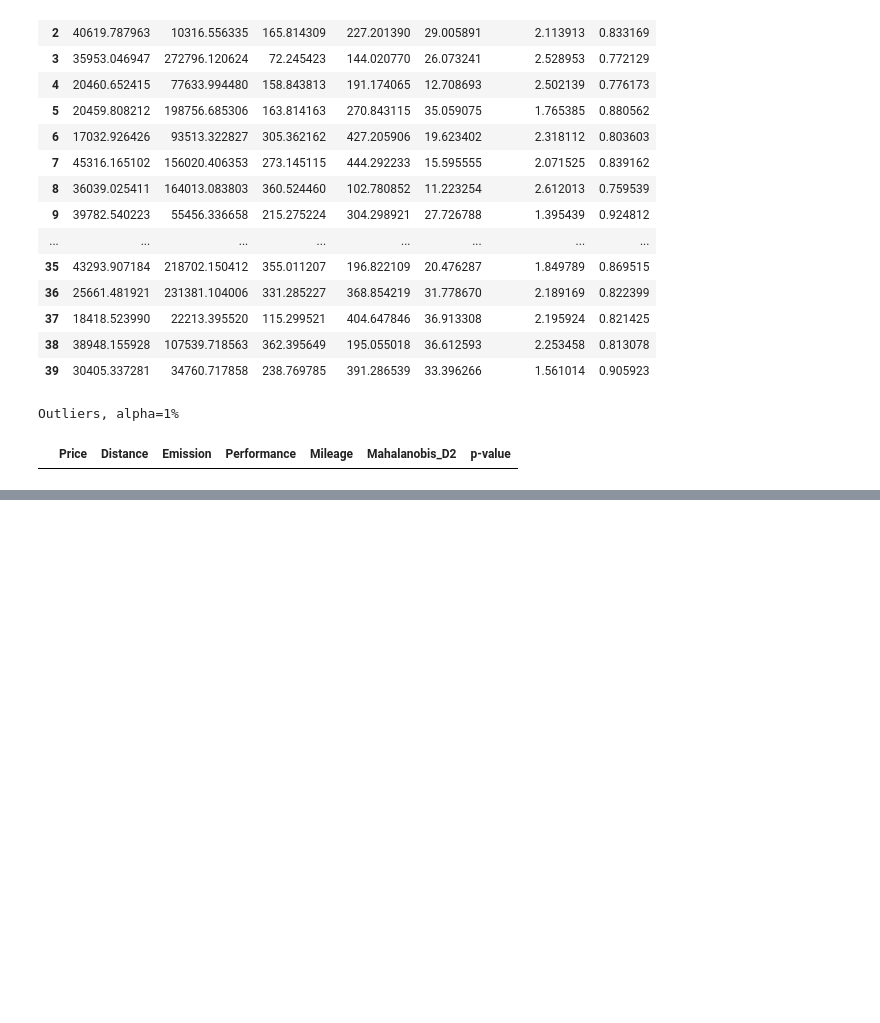
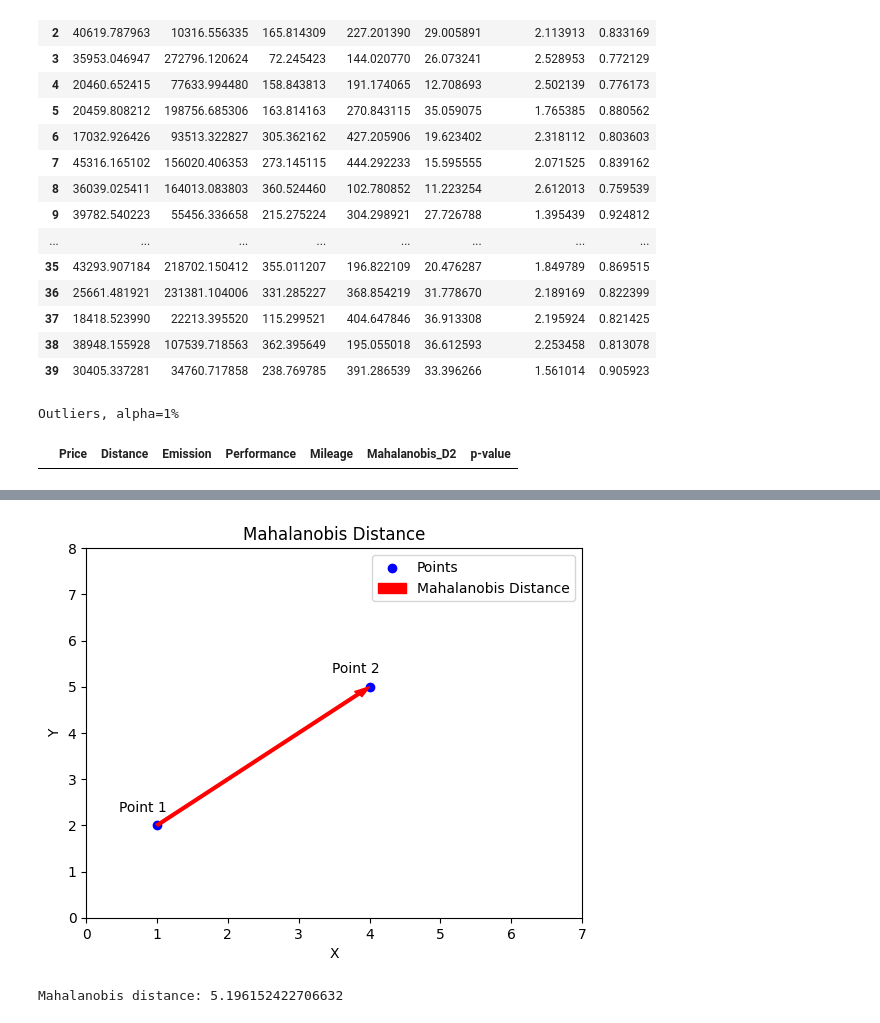
Before and after one commit to s0ul141/Multivariate_Data_Analysis, a Jupyter notebook: Mahalanobis_distance_D2.ipynb, the cells around one changed output, grey strips where cells are left out. Cells and saved outputs as stored; diff of their text form; code cells hidden in the pictures; blank space fills up the shorter version.

```diff
--- a/Mahalanobis_distance_D2.ipynb
+++ b/Mahalanobis_distance_D2.ipynb
@@ -136,0 +250,37 @@ Outliers, alpha=1%
+# %%
+#Visualizing mahalonobis distance
+import numpy as np
+import matplotlib.pyplot as plt
+from scipy.spatial import distance
+
+# Define the two points as arrays
+point1 = np.array([1, 2, 3])
+point2 = np.array([4, 5, 6])
+# Define the covariance matrix
+covariance = np.array([[1, 0, 0],
+                       [0, 1, 0],
+                       [0, 0, 1]])
+# Compute the Mahalanobis distance
+mahalanobis_distance = distance.mahalanobis(point1, point2, np.linalg.inv(covariance))
+# Create a scatter plot of the points
+plt.scatter([point1[0], point2[0]], [point1[1], point2[1]], color='blue', label='Points')
+plt.annotate('Point 1', (point1[0], point1[1]), textcoords="offset points", xytext=(-10,10), ha='center')
+plt.annotate('Point 2', (point2[0], point2[1]), textcoords="offset points", xytext=(-10,10), ha='center')
+# Create an arrow to represent the Mahalanobis distance
+plt.arrow(point1[0], point1[1], point2[0] - point1[0], point2[1] - point1[1], color='red', width=0.05, length_includes_head=True, label='Mahalanobis Distance')
+# Set plot title and labels
+plt.title('Mahalanobis Distance')
+plt.xlabel('X')
+plt.ylabel('Y')
+# Add a legend
+plt.legend()
+# Set axis limits
+plt.xlim(0, 7)
+plt.ylim(0, 8)
+# Show the plot
+plt.show()
+# Print the Mahalanobis distance
+print("Mahalanobis distance:", mahalanobis_distance)
+# %% [output]
+[figure, added]
+Mahalanobis distance: 5.196152422706632
```
Also changed, not shown: parts of 2 cells of this notebook.
